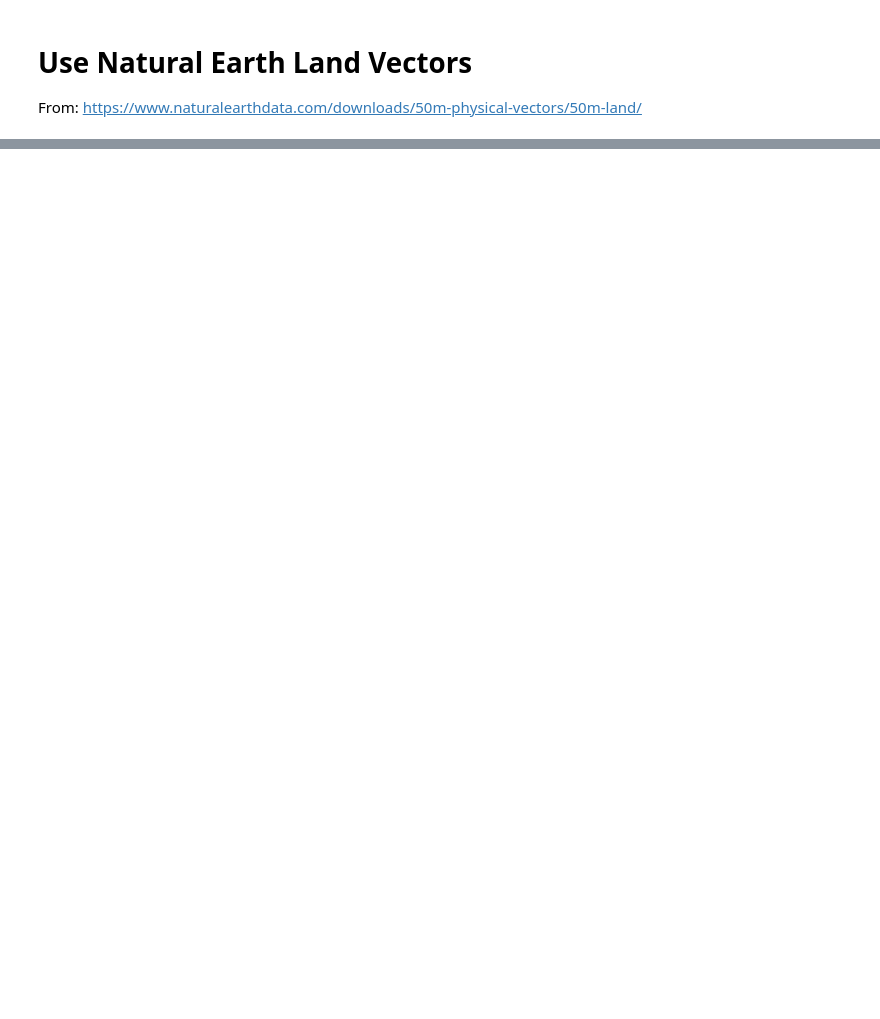
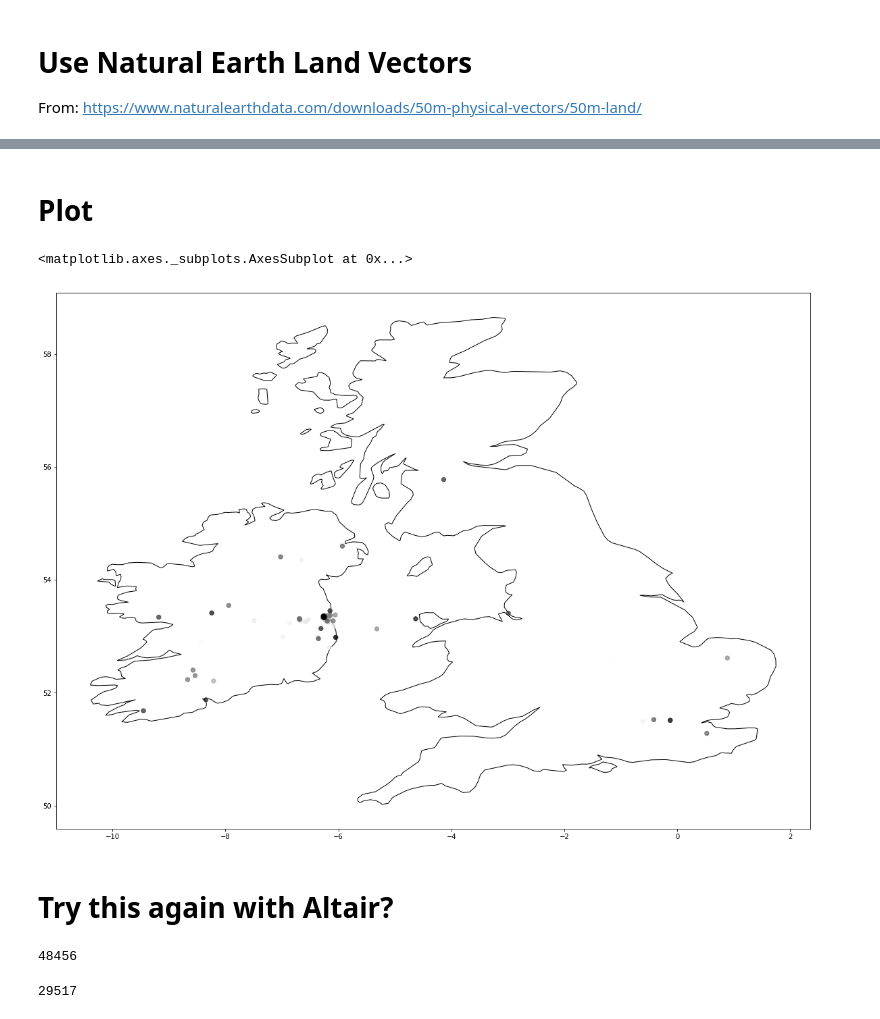
Before and after one commit to open-editions/corpus-joyce-portrait-TEI, a Jupyter notebook: analysis/analyze-geolocactions.ipynb, the cells around one changed output, grey strips where cells are left out. Cells and saved outputs as stored; diff of their text form; code cells hidden in the pictures; blank space fills up the shorter version.

Commit message:
try mapping again

```diff
--- a/analysis/analyze-geolocactions.ipynb
+++ b/analysis/analyze-geolocactions.ipynb
@@ -45,0 +65,11 @@ base = gdf2.cx[-8:-4,52:53]
+# %%
+gdf.crs = {'init': 'epsg:4326'}
+# gdf.crs = {'init': 'epsg:27700'}
+# gdf2.crs = {'init': 'epsg:27700'}
+# %%
+gdf = gdf.to_crs({'init': 'epsg:4326'}) # Mercator
+gdf2 = gdf2.to_crs({'init': 'epsg:4326'}) # Mercator
+# gdf = gdf.to_crs({'init': 'epsg:27700'}) # Britain
+# gdf2 = gdf2.to_crs({'init': 'epsg:27700'}) # Britain
+# gdf = gdf.to_crs({'init': 'epsg:2163'}) # Britain
+# gdf2 = gdf2.to_crs({'init': 'epsg:2163'}) # Britain
@@ -45,0 +88,12 @@ base = gdf2.cx[-8:-4,52:53]
+# %%
+def lineToPercent(lineNo):
+    """ Convert the line number to a percentage in the narrative time of the novel,
+    i.e., 0% is the beginning of the novel, 100% is the end. """
+    maxLines = {1: 1848, 2: 1458, 3: 1584, 4: 922, 5: 2794}
+    totalLines = sum(maxLines.values())
+    chap = int(str(lineNo)[0])
+    linesIntoChap = lineNo - (chap * 10000)
+    preceedingLines = sum([maxLines[i] for i in range(1, chap)])
+    return (preceedingLines + linesIntoChap) / totalLines
+# %%
+gdf['percentNarrative'] = gdf['lineNo'].apply(lineToPercent)
@@ -45,0 +109,25 @@ base = gdf2.cx[-8:-4,52:53]
+# %% [markdown]
+# Plot
+# %%
+# Setting the figsize width here (20) seems to take effect,
+# but not setting the figsize height (40).
+fig, ax = plt.subplots(figsize=(20,40))
+
+# Slice so that it's only showing the British Isles
+gdf2.cx[-11:1,50:58].plot(ax=ax, color='white', edgecolor='black')
+gdf.cx[-11:1,50:58].plot(ax=ax, marker='o', c=(gdf.percentNarrative * 256), cmap='Greys', markersize=40, alpha=0.7)
+# %% [output]
+<matplotlib.axes._subplots.AxesSubplot at 0x...>
+[figure, added]
+# %% [markdown]
+# Try this again with Altair?
+# %%
+# Write base map to geojson
+open('britain.geojson', 'w').write(gdf2.cx[-12:1,50:59].to_json())
+# %% [output]
+48456
+# %%
+# Write points to geojson
+open('portrait.geojson', 'w').write(gdf.to_json())
+# %% [output]
+29517
```
Also changed, not shown: parts of 24 cells of this notebook.
